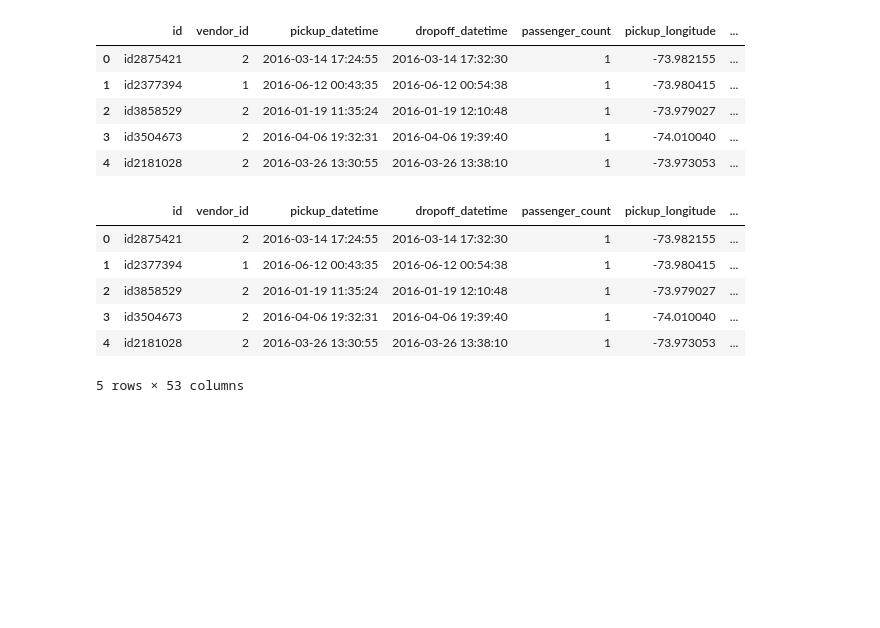
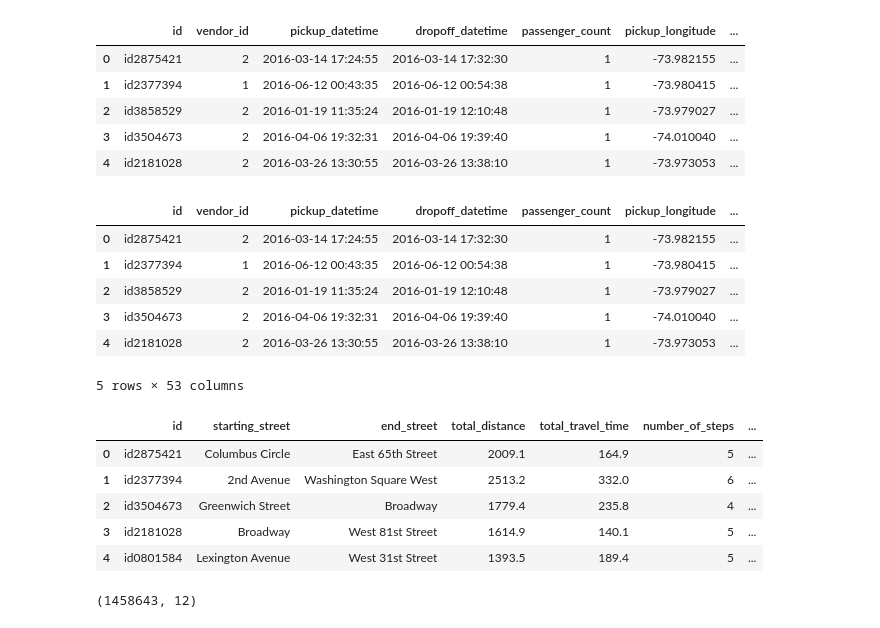
Before and after one commit to sixian7/Kaggle, a Jupyter notebook: nyc_taxi/data_explore/data_explore.ipynb, the cells around one changed output. Saved outputs shown, nothing was run; the diff lists cells and outputs as text; code cells hidden in the pictures; blank space fills up the shorter version.

Commit message:
Add fast route

```diff
--- a/nyc_taxi/data_explore/data_explore.ipynb
+++ b/nyc_taxi/data_explore/data_explore.ipynb
@@ -96,0 +99,2 @@ df_train.head()
+# %%
+fast_route_1 = pd.read_csv('fastest_routes_train_part_1.csv')
@@ -96,0 +103,9 @@ df_train.head()
+# %%
+fast_route_1.head()
+# %% [output]
+|  | id | starting_street | end_street | total_distance | total_travel_time | number_of_steps | ... |
+| 0 | id2875421 | Columbus Circle | East 65th Street | 2009.1 | 164.9 | 5 | ... |
+| 1 | id2377394 | 2nd Avenue | Washington Square West | 2513.2 | 332.0 | 6 | ... |
+| 2 | id3504673 | Greenwich Street | Broadway | 1779.4 | 235.8 | 4 | ... |
+| 3 | id2181028 | Broadway | West 81st Street | 1614.9 | 140.1 | 5 | ... |
+| 4 | id0801584 | Lexington Avenue | West 31st Street | 1393.5 | 189.4 | 5 | ... |
@@ -96,0 +114,4 @@ df_train.head()
+# %%
+fast_route.shape
+# %% [output]
+(1458643, 12)
```
Also changed, not shown: parts of 8 cells of this notebook.
